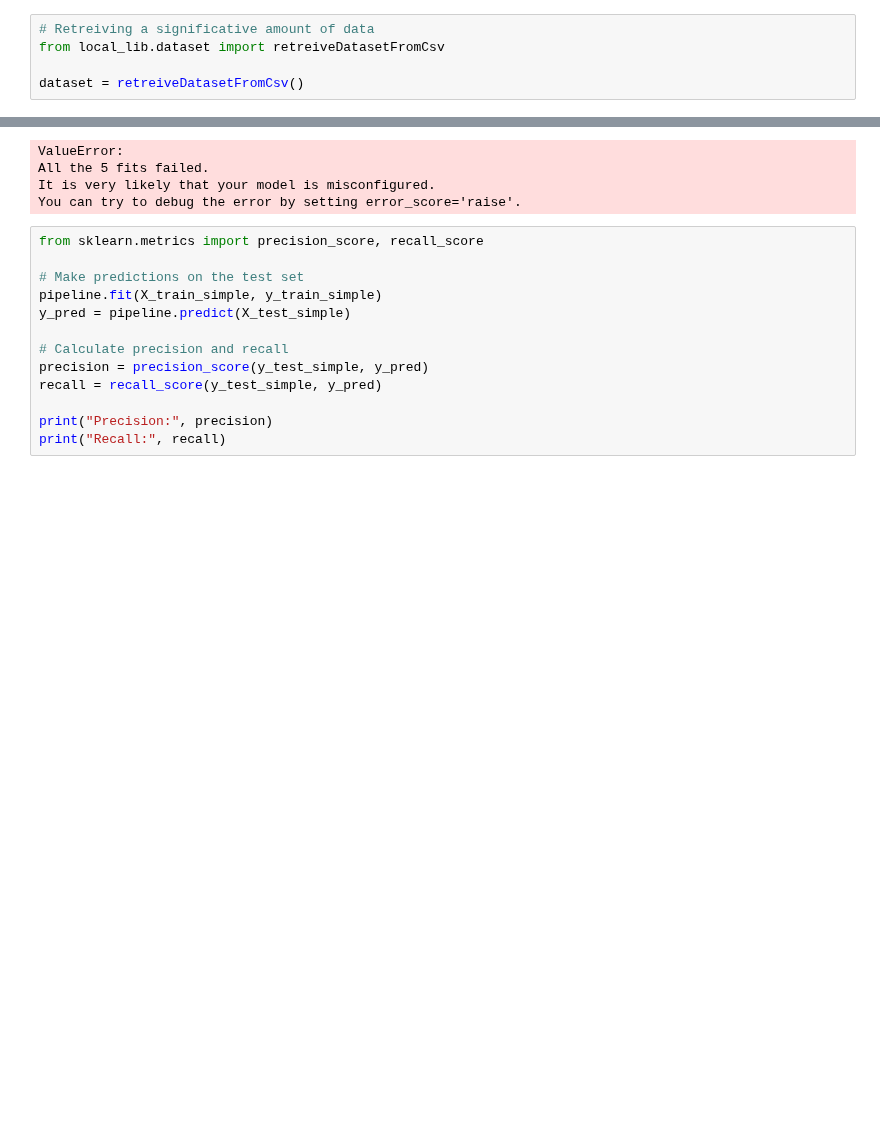
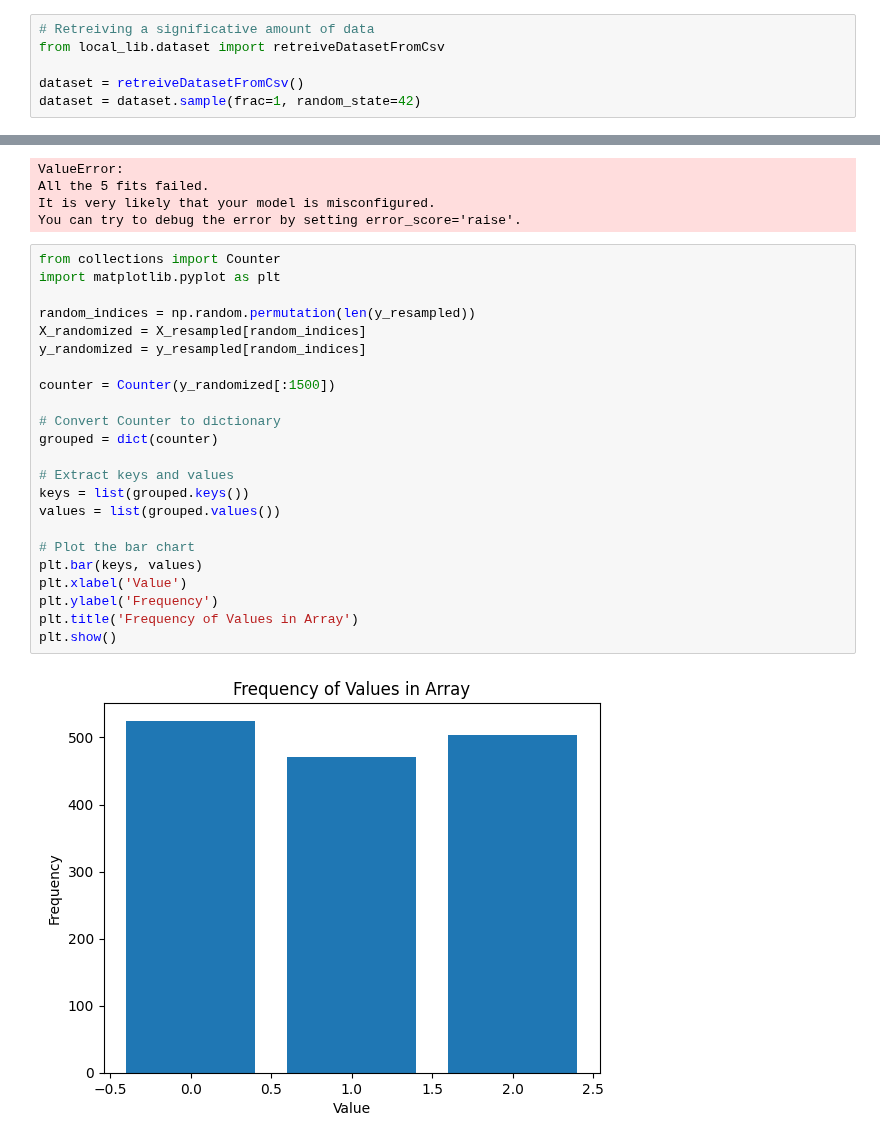
Before and after one commit to lucas066001/IllnessRecognition, a Jupyter notebook: app/ml/modelsFindingThreeClasses.ipynb, the cells around one changed output, grey strips where cells are left out. Saved outputs shown, nothing was run; the diff lists cells and outputs as text; blank space fills up the shorter version.

```diff
--- a/app/ml/modelsFinding.ipynb
+++ b/app/ml/modelsFindingThreeClasses.ipynb
@@ -12,6 +12,7 @@ This notebook will work finding the best model to make predictions on our datas
 from local_lib.dataset import retreiveDatasetFromCsv
 
 dataset = retreiveDatasetFromCsv()
+dataset = dataset.sample(frac=1, random_state=42)
 # %% [markdown]
 **Image retreiving was created due to memory problem, since it is solved by reducing csv shape it is not necessary anymore**
 # %%
@@ -938,16 +940,28 @@ ValueError:
 All the 5 fits failed.
 It is very likely that your model is misconfigured.
 You can try to debug the error by setting error_score='raise'.
-# %%
-from sklearn.metrics import precision_score, recall_score
-
-# Make predictions on the test set
-pipeline.fit(X_train_simple, y_train_simple)
-y_pred = pipeline.predict(X_test_simple)
-
-# Calculate precision and recall
-precision = precision_score(y_test_simple, y_pred)
-recall = recall_score(y_test_simple, y_pred)
-
-print("Precision:", precision)
-print("Recall:", recall)
+# %%
+from collections import Counter
+import matplotlib.pyplot as plt
+
+random_indices = np.random.permutation(len(y_resampled))
+X_randomized = X_resampled[random_indices]
+y_randomized = y_resampled[random_indices]
+
+counter = Counter(y_randomized[:1500])
+
+# Convert Counter to dictionary
+grouped = dict(counter)
+
+# Extract keys and values
+keys = list(grouped.keys())
+values = list(grouped.values())
+
+# Plot the bar chart
+plt.bar(keys, values)
+plt.xlabel('Value')
+plt.ylabel('Frequency')
+plt.title('Frequency of Values in Array')
+plt.show()
+# %% [output]
+[figure, added]
```
Also changed, not shown: parts of 2 cells of this notebook, 3 other files.
